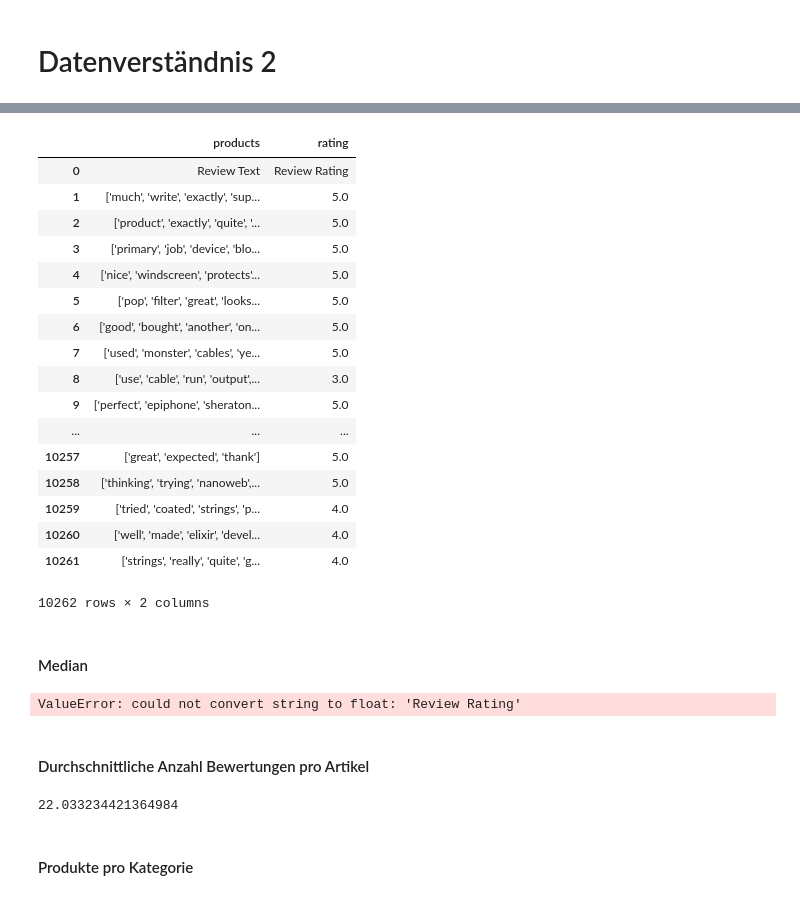
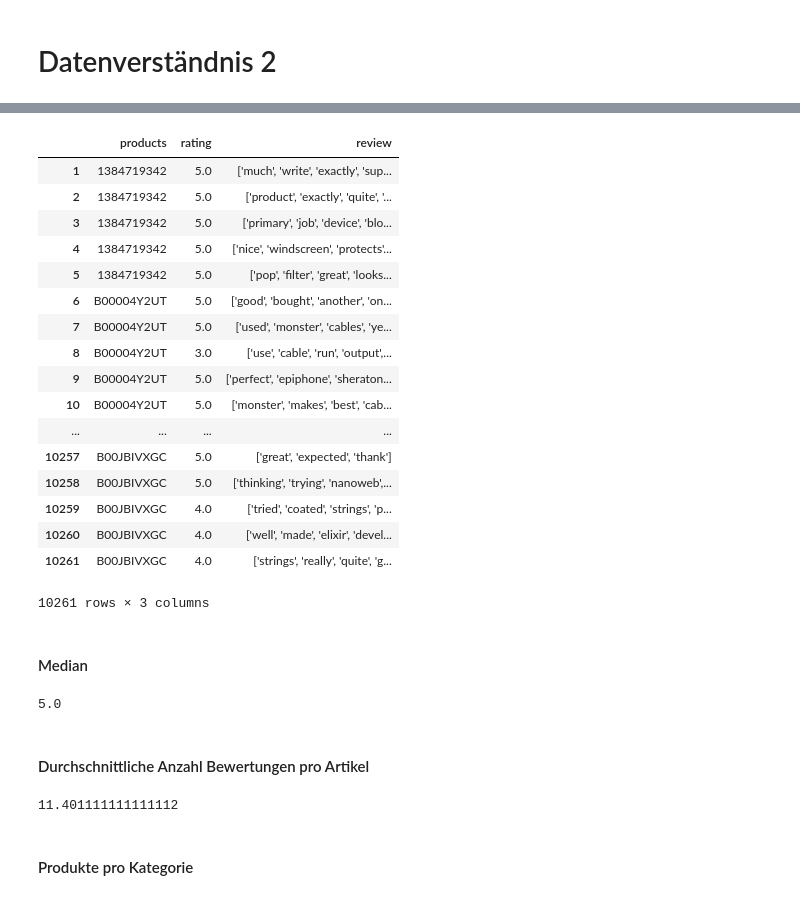
Before and after one commit to VDegraf/PS_AIS_WS18, a Jupyter notebook: Data_Understanding/data_understanding_2.ipynb, the cells around one changed output, grey strips where cells are left out. Saved outputs shown, nothing was run; the diff lists cells and outputs as text; code cells hidden in the pictures.

Commit message:
Update data_understanding_2.ipynb
code kommentiert

```diff
--- a/Data_Understanding/data_understanding_2.ipynb
+++ b/Data_Understanding/data_understanding_2.ipynb
@@ -61,39 +62,40 @@ def data_understanding_2(path):
 # %%
 df=data_understanding_2("../Data_filtered/reviews_Musical_Instruments.csv")
 df = df.rename(columns={0: 'products', 1:'rating', 2:'review'})
+df=df.drop(df.index[0]) #löscht 2. Zeile des Data Frames
 df
 # %% [output]
-|  | products | rating |
-| 0 | Review Text | Review Rating |
-| 1 | ['much', 'write', 'exactly', 'sup... | 5.0 |
-| 2 | ['product', 'exactly', 'quite', '... | 5.0 |
-| 3 | ['primary', 'job', 'device', 'blo... | 5.0 |
-| 4 | ['nice', 'windscreen', 'protects'... | 5.0 |
-| 5 | ['pop', 'filter', 'great', 'looks... | 5.0 |
-| 6 | ['good', 'bought', 'another', 'on... | 5.0 |
-| 7 | ['used', 'monster', 'cables', 'ye... | 5.0 |
-| 8 | ['use', 'cable', 'run', 'output',... | 3.0 |
-| 9 | ['perfect', 'epiphone', 'sheraton... | 5.0 |
-| ... | ... | ... |
-| 10257 | ['great', 'expected', 'thank'] | 5.0 |
-| 10258 | ['thinking', 'trying', 'nanoweb',... | 5.0 |
-| 10259 | ['tried', 'coated', 'strings', 'p... | 4.0 |
-| 10260 | ['well', 'made', 'elixir', 'devel... | 4.0 |
-| 10261 | ['strings', 'really', 'quite', 'g... | 4.0 |
+|  | products | rating | review |
+| 1 | 1384719342 | 5.0 | ['much', 'write', 'exactly', 'sup... |
+| 2 | 1384719342 | 5.0 | ['product', 'exactly', 'quite', '... |
+| 3 | 1384719342 | 5.0 | ['primary', 'job', 'device', 'blo... |
+| 4 | 1384719342 | 5.0 | ['nice', 'windscreen', 'protects'... |
+| 5 | 1384719342 | 5.0 | ['pop', 'filter', 'great', 'looks... |
+| 6 | B00004Y2UT | 5.0 | ['good', 'bought', 'another', 'on... |
+| 7 | B00004Y2UT | 5.0 | ['used', 'monster', 'cables', 'ye... |
+| 8 | B00004Y2UT | 3.0 | ['use', 'cable', 'run', 'output',... |
+| 9 | B00004Y2UT | 5.0 | ['perfect', 'epiphone', 'sheraton... |
+| 10 | B00004Y2UT | 5.0 | ['monster', 'makes', 'best', 'cab... |
+| ... | ... | ... | ... |
+| 10257 | B00JBIVXGC | 5.0 | ['great', 'expected', 'thank'] |
+| 10258 | B00JBIVXGC | 5.0 | ['thinking', 'trying', 'nanoweb',... |
+| 10259 | B00JBIVXGC | 4.0 | ['tried', 'coated', 'strings', 'p... |
+| 10260 | B00JBIVXGC | 4.0 | ['well', 'made', 'elixir', 'devel... |
+| 10261 | B00JBIVXGC | 4.0 | ['strings', 'really', 'quite', 'g... |
-10262 rows × 2 columns
+10261 rows × 3 columns
 # %% [markdown]
 #### Median
 # %%
 df["rating"].astype(float).astype(int).median()
 # %% [output]
-ValueError: could not convert string to float: 'Review Rating'
+5.0
 # %% [markdown]
 #### Durchschnittliche Anzahl Bewertungen pro Artikel
 # %%
 average_counter_score= df["rating"].count()/(df["products"].value_counts().count())
 average_counter_score
 # %% [output]
-22.033234421364984
+11.401111111111112
 # %% [markdown]
 #### Produkte pro Kategorie
 # %%
```
Also changed, not shown: parts of 24 cells of this notebook.
